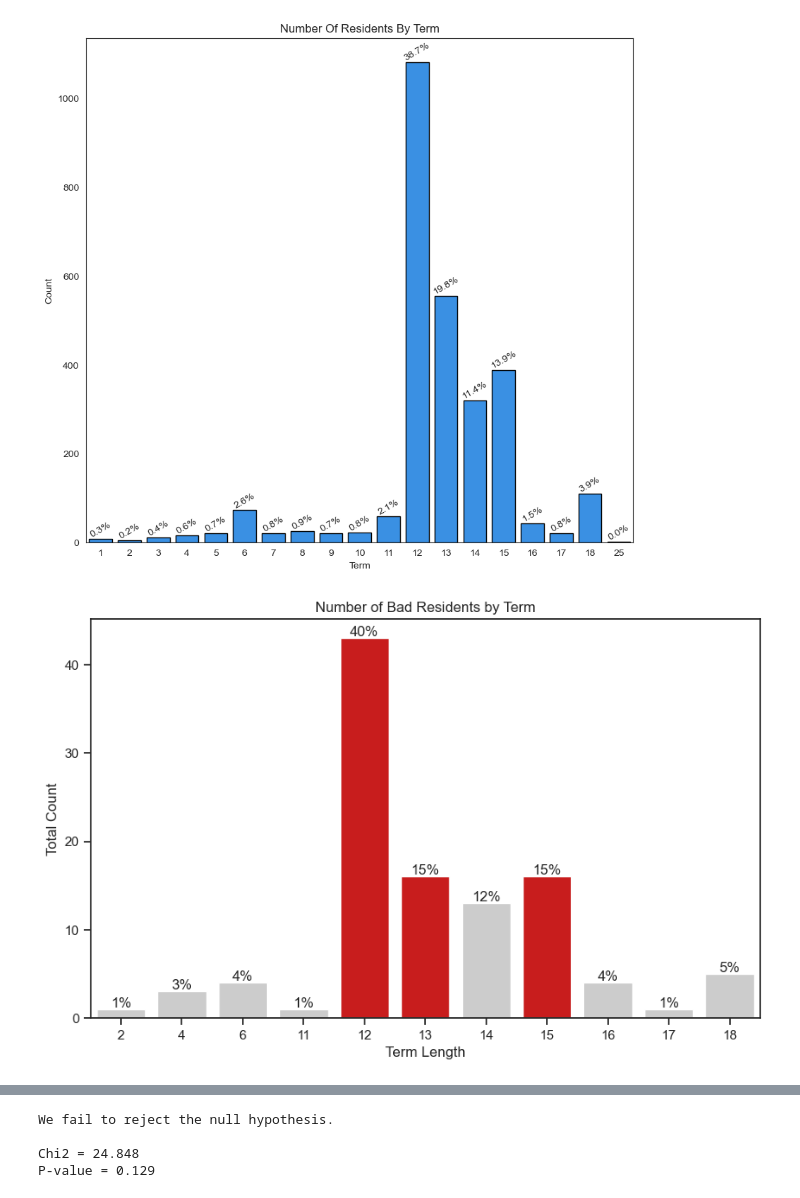
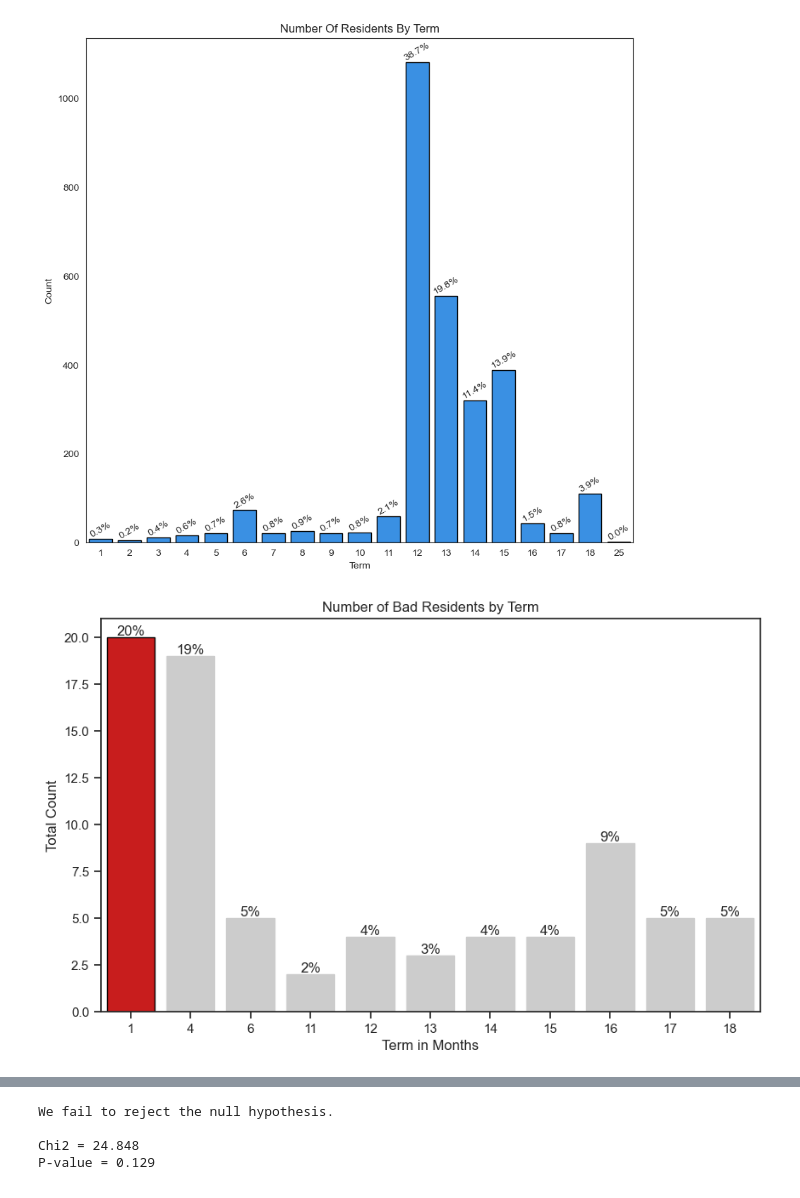
Before and after one commit to Project-DANE/DANE, a Jupyter notebook: final_notebook.ipynb, the cells around one changed output, grey strips where cells are left out. Saved outputs shown, nothing was run; the diff lists cells and outputs as text; code cells hidden in the pictures.

```diff
--- a/final_notebook.ipynb
+++ b/final_notebook.ipynb
@@ -319,9 +319,9 @@ e.countplot(train, 'term', 'dodgerblue')
 # %% [output]
 [figure]
 # %%
-e.countplot_n(train, 'term', bad = True)
+e.viz_bad_resident_term(train)
 # %% [output]
-[figure, old version]
+[figure, new version]
 # %% [markdown]
 **Takeaways**
 
```
Also changed, not shown: parts of 8 cells of this notebook.
